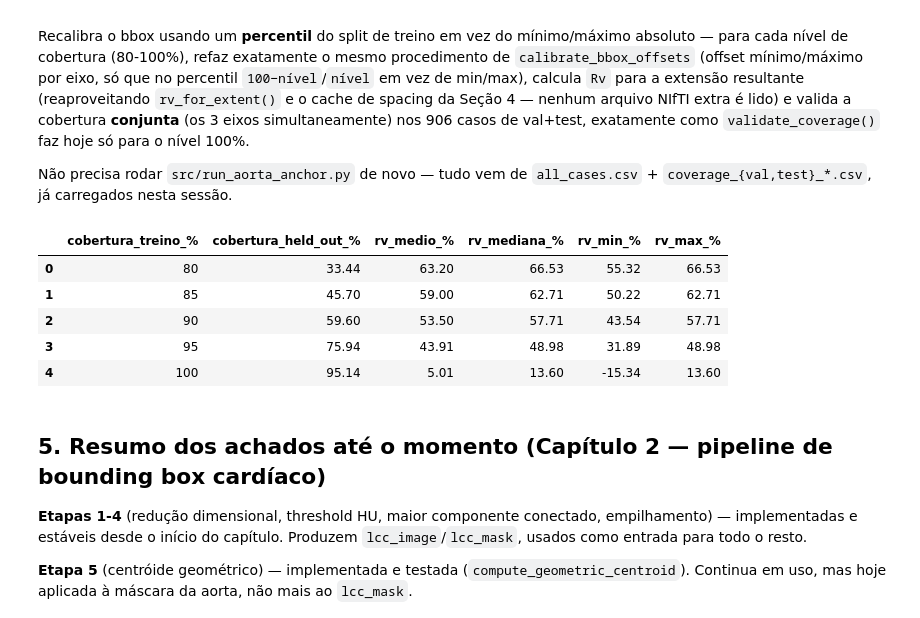
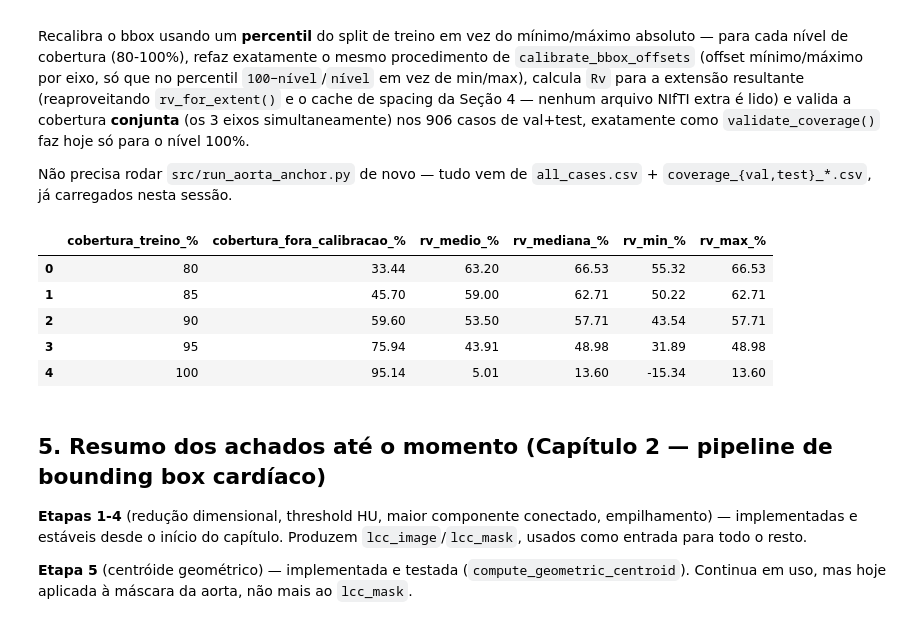
Before and after one commit to hcalmeida-uesc/heart-bounding-box, a Jupyter notebook: src/eda/aorta_anchor_calibration_summary.ipynb, the cells around one changed output. Drawn from its saved outputs; the diff is of its cells as text; code cells hidden in the pictures.

```diff
--- a/src/eda/aorta_anchor_calibration_summary.ipynb
+++ b/src/eda/aorta_anchor_calibration_summary.ipynb
@@ -293,35 +293,35 @@ train_df = ok[ok["img_id"].isin(train_ids)]
 
 level_rows = []
 for level in COVERAGE_LEVELS:
     calib_at_level = calibrate_at_level(train_df, level)
     extent_reduced_level = np.array(
         [calib_at_level["offset_max"][a] - calib_at_level["offset_min"][a] for a in ("y", "x", "z")]
     )
     extent_full_level = extent_reduced_level * downscale_factors
     coverage_rate = joint_coverage_rate(coverage, calib_at_level)
     rv_level = rv_for_extent(extent_reduced_level)
 
     level_rows.append(
         {
             "cobertura_treino_%": level,
             #"extent_reduzido_y": round(extent_reduced_level[0], 1),
             #"extent_reduzido_x": round(extent_reduced_level[1], 1),
             #"extent_reduzido_z": round(extent_reduced_level[2], 1),
             #"extent_integral_y": round(extent_full_level[0], 1),
             #"extent_integral_x": round(extent_full_level[1], 1),
             #"extent_integral_z": round(extent_full_level[2], 1),
-            "cobertura_held_out_%": round(coverage_rate * 100, 2),
+            "cobertura_fora_calibracao_%": round(coverage_rate * 100, 2),
             "rv_medio_%": round(rv_level.mean() * 100, 2),
             "rv_mediana_%": round(float(np.median(rv_level)) * 100, 2),
             "rv_min_%": round(rv_level.min() * 100, 2),
             "rv_max_%": round(rv_level.max() * 100, 2),
         }
     )
 
 level_summary = pd.DataFrame(level_rows)
 level_summary
 # %% [output]
-|  | cobertura_treino_% | cobertura_held_out_% | rv_medio_% | rv_mediana_% | rv_min_% | rv_max_% |
+|  | cobertura_treino_% | cobertura_fora_calibracao_% | rv_medio_% | rv_mediana_% | rv_min_% | rv_max_% |
 | 0 | 80 | 33.44 | 63.20 | 66.53 | 55.32 | 66.53 |
 | 1 | 85 | 45.70 | 59.00 | 62.71 | 50.22 | 62.71 |
 | 2 | 90 | 59.60 | 53.50 | 57.71 | 43.54 | 57.71 |
```
Also changed, not shown: 1 other file.
